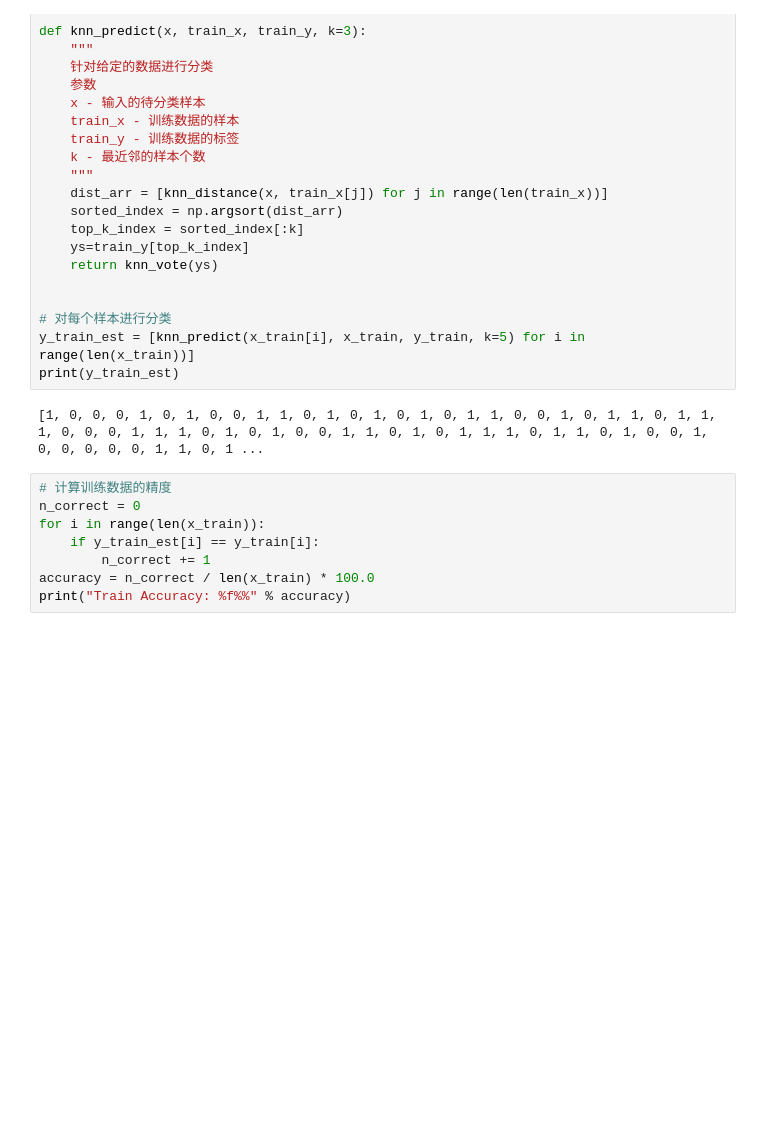
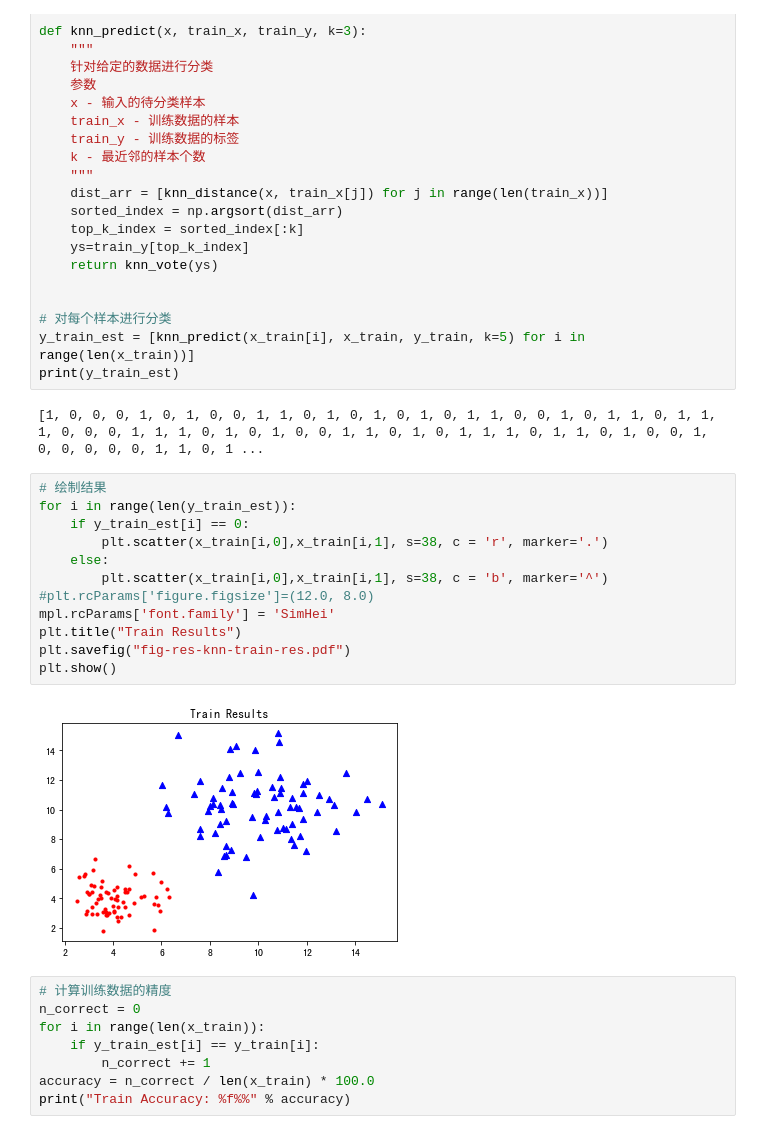
Before and after one commit to bushuhui/machinelearning_notebook, a Jupyter notebook: 2_knn/knn_classification.ipynb, the cells around one changed output. Cells and saved outputs as stored; diff of their text form; blank space fills up the shorter version.

```diff
--- a/2_knn/knn_classification.ipynb
+++ b/2_knn/knn_classification.ipynb
@@ -190,6 +190,20 @@ y_train_est = [knn_predict(x_train[i], x_train, y_train, k=5) for i in range(len
 print(y_train_est)
 # %% [output]
 [1, 0, 0, 0, 1, 0, 1, 0, 0, 1, 1, 0, 1, 0, 1, 0, 1, 0, 1, 1, 0, 0, 1, 0, 1, 1, 0, 1, 1, 1, 0, 0, 0, 1, 1, 1, 0, 1, 0, 1, 0, 0, 1, 1, 0, 1, 0, 1, 1, 1, 0, 1, 1, 0, 1, 0, 0, 1, 0, 0, 0, 0, 0, 1, 1, 0, 1 ...
+# %%
+# 绘制结果
+for i in range(len(y_train_est)):
+    if y_train_est[i] == 0:
+        plt.scatter(x_train[i,0],x_train[i,1], s=38, c = 'r', marker='.')
+    else:
+        plt.scatter(x_train[i,0],x_train[i,1], s=38, c = 'b', marker='^')
+#plt.rcParams['figure.figsize']=(12.0, 8.0)
+mpl.rcParams['font.family'] = 'SimHei'
+plt.title("Train Results")
+plt.savefig("fig-res-knn-train-res.pdf")
+plt.show()
+# %% [output]
+[figure, added]
 # %%
 # 计算训练数据的精度
 n_correct = 0
```
Also changed, not shown: parts of 1 cell of this notebook.
